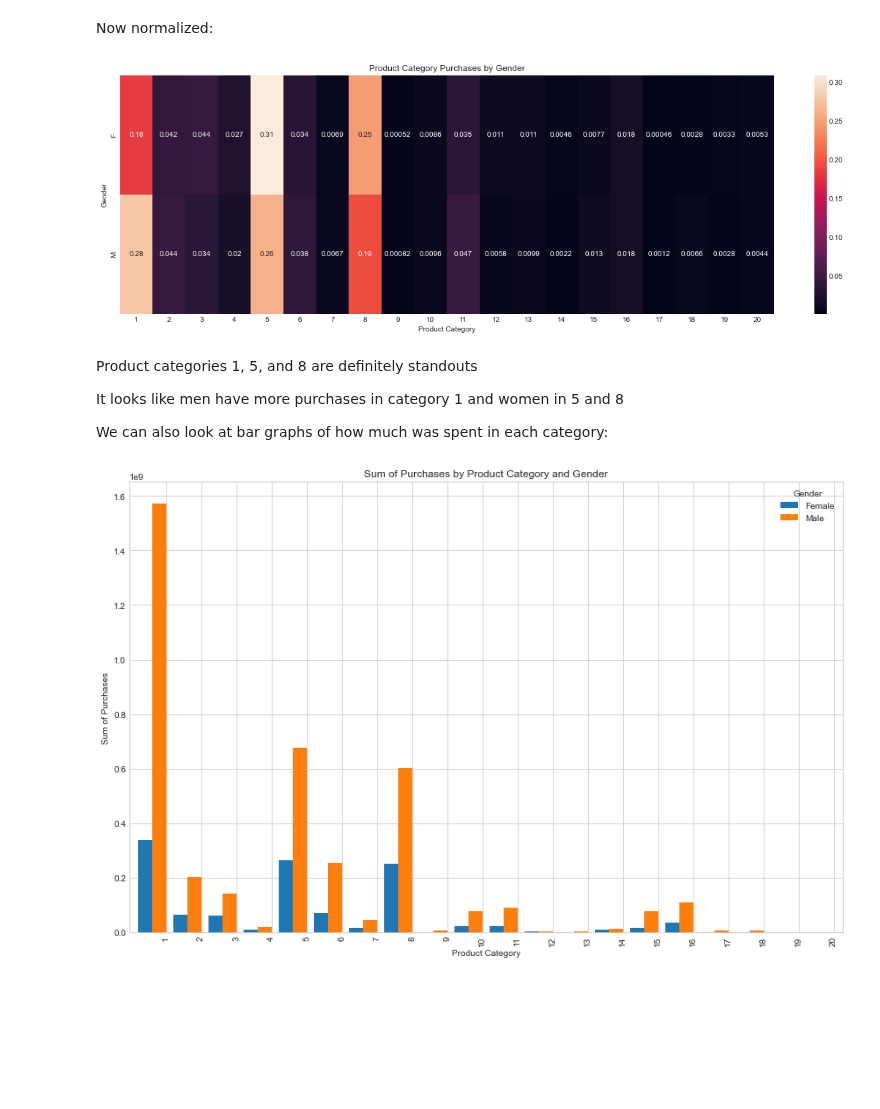
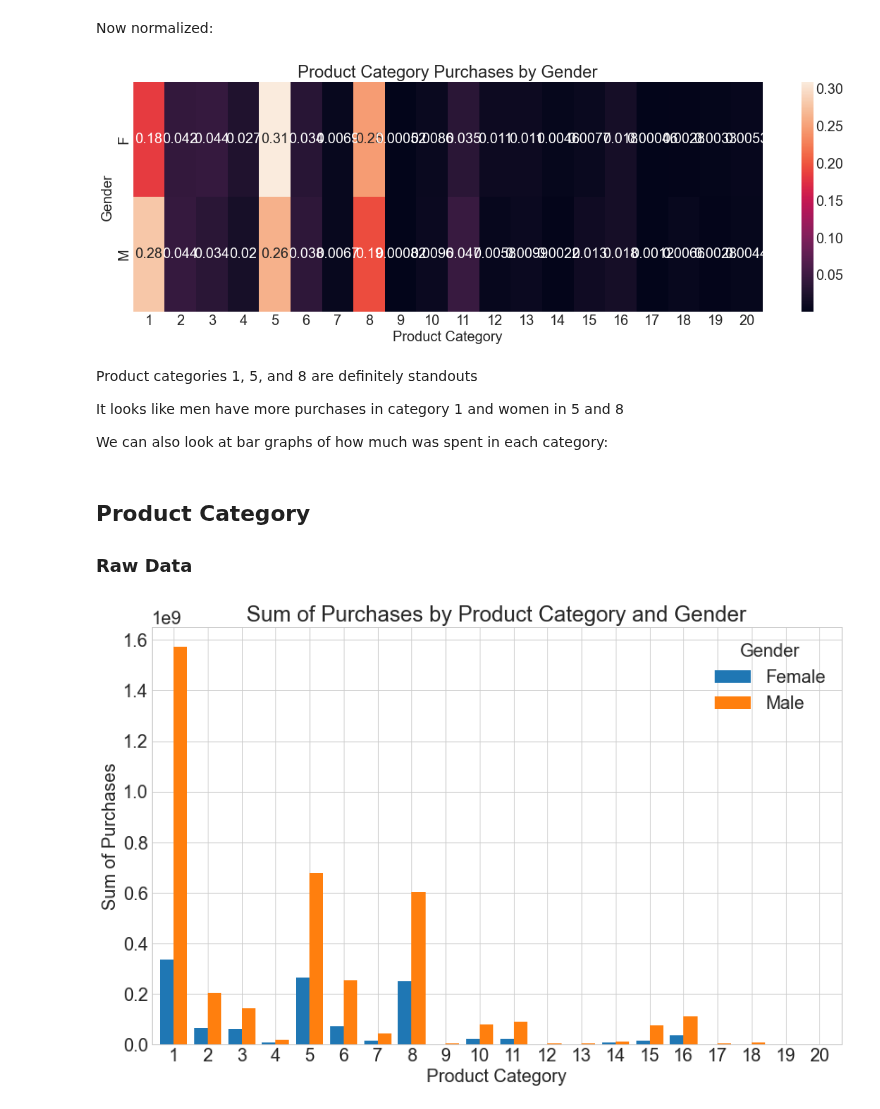
Before and after one commit to Green-Kiwie/Extreme-Couponers-Walmart-Black-Friday, a Jupyter notebook: joe-explore.ipynb, the cells around one changed output. Cells and saved outputs as stored; diff of their text form; code cells hidden in the pictures; blank space fills up the shorter version.

Commit message:
Comparing gender purchases across relevant categories

```diff
--- a/joe-explore.ipynb
+++ b/joe-explore.ipynb
@@ -14,6 +14,7 @@ import scipy.stats as stats
 import matplotlib.pyplot as plt
 import seaborn as sns
 plt.style.use('seaborn-whitegrid')
+plt.rcParams.update({'font.size': 20})
 
 # Load the data as a dataframe from the csv file
 df = pd.read_csv('./walmart_data.csv')
@@ -252,29 +253,33 @@ plt.xlabel("Product Category")
 plt.ylabel("Gender")
 plt.show()
 # %% [output]
-[figure, old version]
+[figure, new version]
 # %% [markdown]
 Product categories 1, 5, and 8 are definitely standouts
 
 It looks like men have more purchases in category 1 and women in 5 and 8
 
 We can also look at bar graphs of how much was spent in each category:
+# %% [markdown]
+## Product Category
+
+### Raw Data
 # %%
 # Group by gender and product_id to count the number of purchases
-purchase_counts = df.groupby(['gender', 'product_category'])['purchase'].sum().unstack().fillna(0)
+purchase_amounts = df.groupby(['gender', 'product_category'])['purchase'].sum().unstack().fillna(0)
 
 # Plotting a grouped bar chart
-purchase_counts.T.plot(kind='bar', figsize=(12, 8), width=0.8, position=1)
+purchase_amounts.T.plot(kind='bar', figsize=(12, 8), width=0.8, position=0.5)
 
 # Adding labels and title
 plt.title("Sum of Purchases by Product Category and Gender")
 plt.xlabel("Product Category")
 plt.ylabel("Sum of Purchases")
-plt.xticks(rotation=90)
+plt.xticks(rotation=0)
 plt.legend(title="Gender", labels=["Female", "Male"])
 plt.tight_layout()
 
 # Show the plot
 plt.show()
 # %% [output]
-[figure, old version]
+[figure, new version]
```
Also changed, not shown: parts of 37 cells of this notebook.
